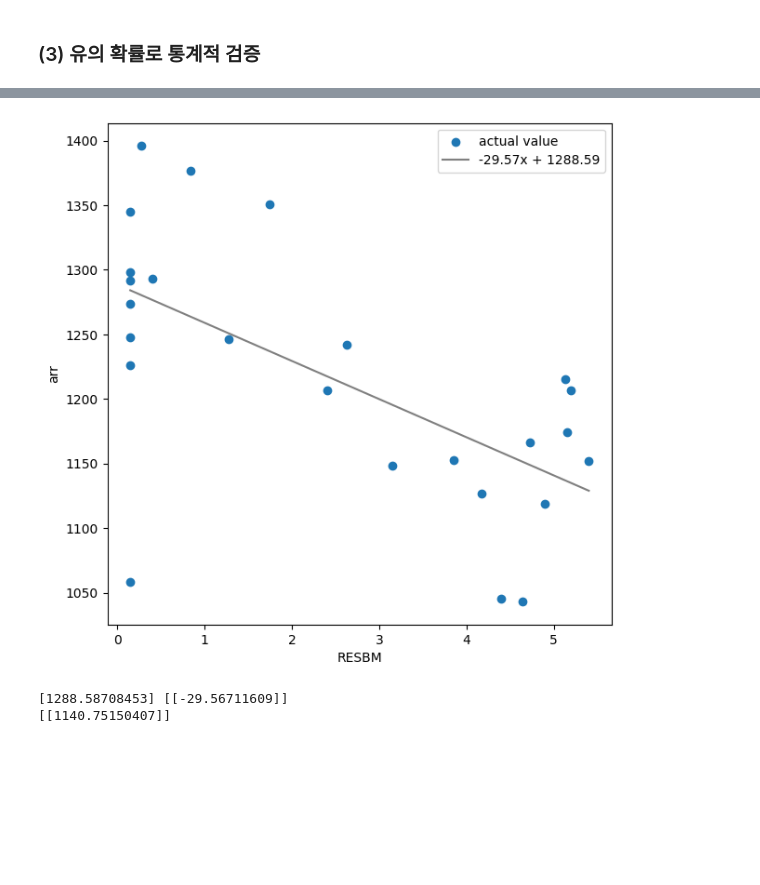
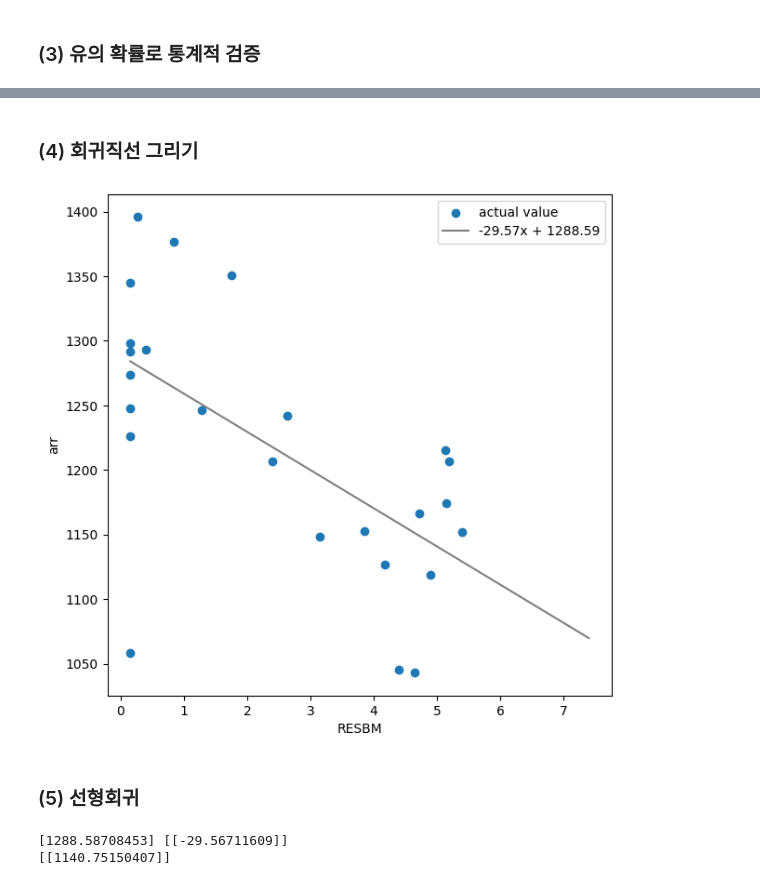
Before and after one commit to moonIsMyFriend/data_programming, a Jupyter notebook: research04.ipynb, the cells around one changed output, grey strips where cells are left out. Saved outputs shown, nothing was run; the diff lists cells and outputs as text; code cells hidden in the pictures; blank space fills up the shorter version.

```diff
--- a/research04.ipynb
+++ b/research04.ipynb
@@ -289,25 +287,29 @@ stats.pearsonr(X,Y)
+# %% [markdown]
+### (4) 회귀직선 그리기
 # %%
 # 기울기와 편차 구하기
 poly_fit = np.polyfit(X,Y, 1)
 # 회귀직선 함수 구하기
 poly_1d = np.poly1d(poly_fit)
 # x 좌표 생성
-x_vals = np.linspace(X.min(),X.max())
+x_vals = np.linspace(X.min(),X.max()+2)
 # 회귀직선 함수로 y 좌표 생성
 y_vals = poly_1d(x_vals)
 
 
 fig = plt.figure(figsize=(7,7))
 plt.scatter(X,Y, label='actual value')
-plt.plot(x_vals, ys, color = 'gray', label=f'{poly_fit[0]:.2f}x + {poly_fit[1]:.2f}')
+plt.plot(x_vals, y_vals, color = 'gray', label=f'{poly_fit[0]:.2f}x + {poly_fit[1]:.2f}')
 plt.xlabel('RESBM')
 plt.ylabel('arr')
 plt.legend(loc ='upper right')
 plt.show()
 # %% [output]
-[figure, old version]
+[figure, new version]
 # %%
 # !pip install scikit-learn
 # sklearn만 설치
 # !pip install -U scikit-learn
+# %% [markdown]
+### (5) 선형회귀
 # %%
```
Also changed, not shown: parts of 13 cells of this notebook.
